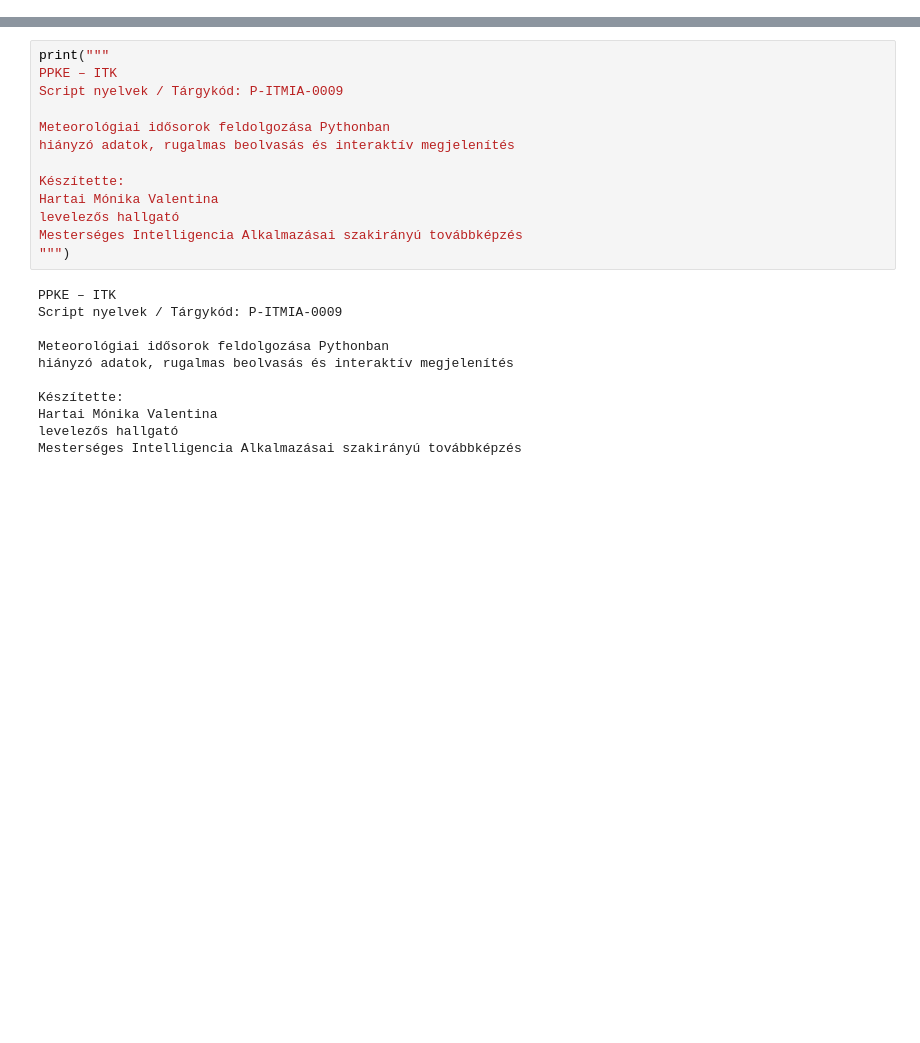
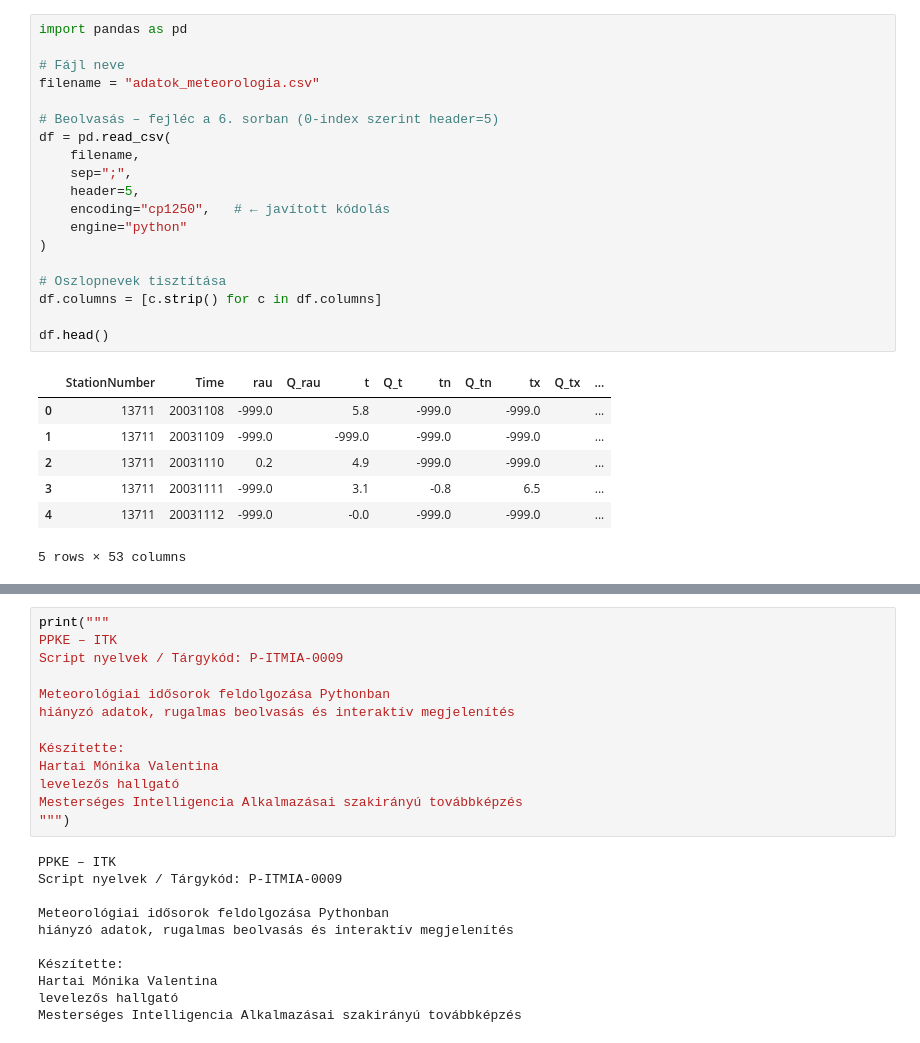
Before and after one commit to hartaimonikavalentina-design/projektmunka-script-nyelvek, a Jupyter notebook: projektmunka.ipynb, the cells around one changed output, grey strips where cells are left out. Saved outputs shown, nothing was run; the diff lists cells and outputs as text; blank space fills up the shorter version.

```diff
--- a/projektmunka.ipynb
+++ b/projektmunka.ipynb
@@ -89,0 +13,27 @@ df.head()
+# %%
+import pandas as pd
+
+# Fájl neve
+filename = "adatok_meteorologia.csv"
+
+# Beolvasás – fejléc a 6. sorban (0-index szerint header=5)
+df = pd.read_csv(
+    filename,
+    sep=";",
+    header=5,
+    encoding="cp1250",   # ← javított kódolás
+    engine="python"
+)
+
+# Oszlopnevek tisztítása
+df.columns = [c.strip() for c in df.columns]
+
+df.head()
+# %% [output]
+|  | StationNumber | Time | rau | Q_rau | t | Q_t | tn | Q_tn | tx | Q_tx | ... |
+| 0 | 13711 | 20031108 | -999.0 |  | 5.8 |  | -999.0 |  | -999.0 |  | ... |
+| 1 | 13711 | 20031109 | -999.0 |  | -999.0 |  | -999.0 |  | -999.0 |  | ... |
+| 2 | 13711 | 20031110 | 0.2 |  | 4.9 |  | -999.0 |  | -999.0 |  | ... |
+| 3 | 13711 | 20031111 | -999.0 |  | 3.1 |  | -0.8 |  | 6.5 |  | ... |
+| 4 | 13711 | 20031112 | -999.0 |  | -0.0 |  | -999.0 |  | -999.0 |  | ... |
+5 rows × 53 columns
```
Also changed, not shown: parts of 21 cells of this notebook.
